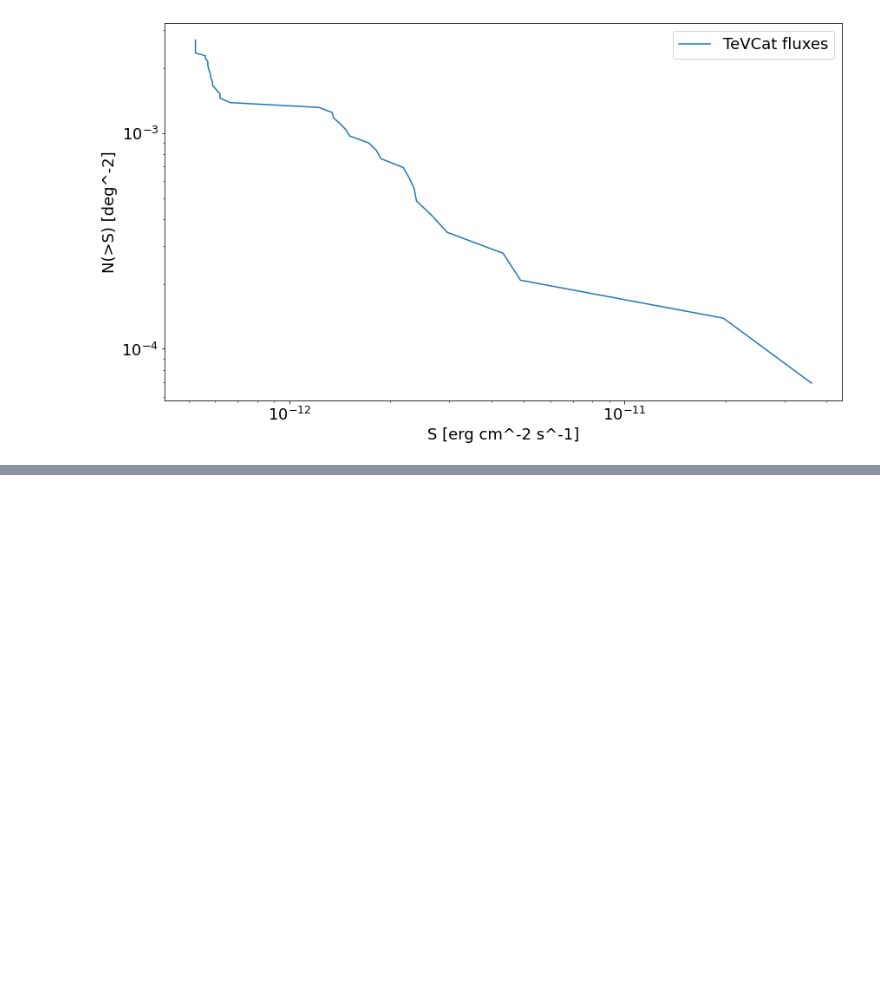
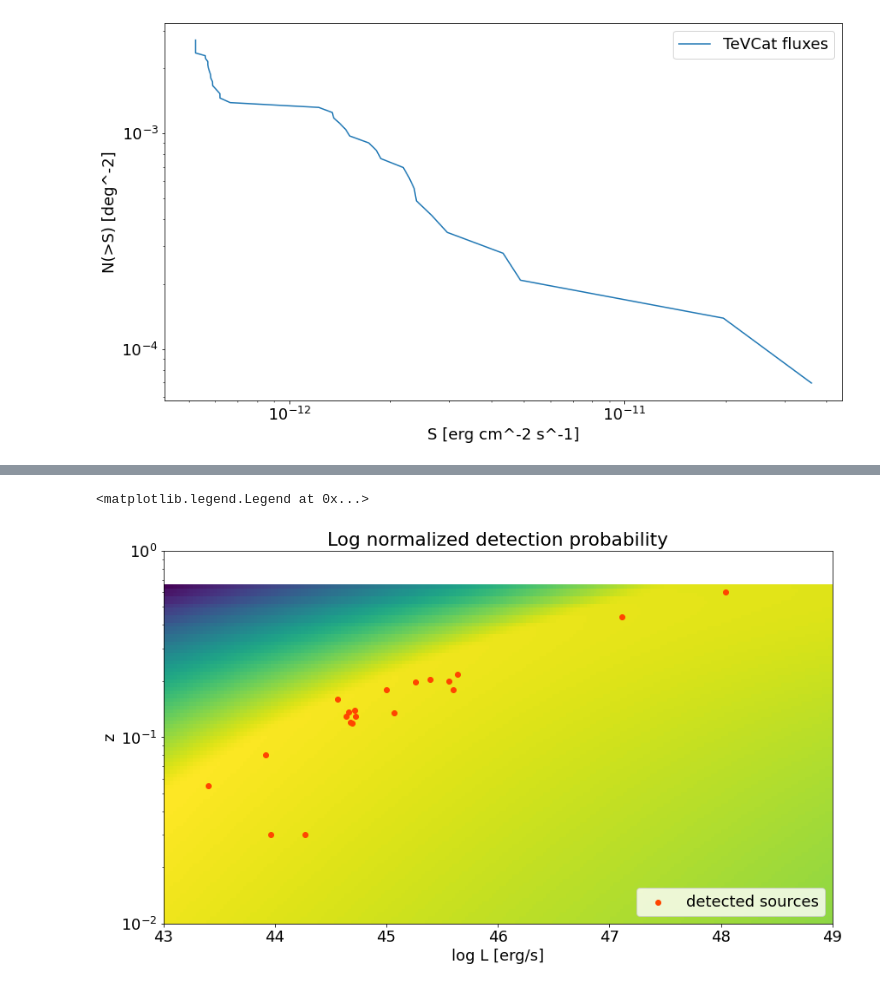
Before and after one commit to aribrill/lf-simulation, a Jupyter notebook: LF_calculation.ipynb, the cells around one changed output, grey strips where cells are left out. Saved outputs shown, nothing was run; the diff lists cells and outputs as text; code cells hidden in the pictures; blank space fills up the shorter version.

```diff
--- a/LF_calculation.ipynb
+++ b/LF_calculation.ipynb
@@ -464,0 +616,26 @@ TeV Limiting Redshift: [0.08064516 0.46370968 0.23185484 0.4233871  0.18145161 0
+# %%
+# Specify the model and fit it using maximum likelihood optimization
+
+base = "power_law"
+evolution = "ple"
+use_tau = True
+
+params = define_params(base, use_tau)
+initial_params = tuple(param.forward_transform(param.initial_value) for param in params)
+param_limits = np.array([param.forward_transform(param.limits) for param in params])
+model = model_factory(base, evolution, use_tau)
+
+neg_log_likelihood = neg_log_likelihood_factory(model, mean_exposure, assumed_index, integration_ranges,
+                                                param_limits)
+res = optimize.minimize(neg_log_likelihood, initial_params, args=args, method='Powell')
+best_fit_params = {param.name: param.reverse_transform(final_val) for param, final_val in zip(params, res.x)}
+
+print("Base model: {}".format(base))
+print("Evolution model: {}".format(evolution))
+print("Tau parameter: {}".format(use_tau))
+
+print(res)
+print("\nLog likelihood: {:.05}".format(res.fun))
+for name, best_fit_val in best_fit_params.items():
+    print("{}: {:.05}".format(name, best_fit_val))
+print("")
@@ -464,0 +660,20 @@ TeV Limiting Redshift: [0.08064516 0.46370968 0.23185484 0.4233871  0.18145161 0
+# %%
+log10_Ls = np.linspace(43, 49, 200)
+zs = np.logspace(-2, 0, 100)
+ll, zz = np.meshgrid(log10_Ls, zs)
+
+limiting_zs = np.logspace(-2, 0, 200)
+detectable_volume = detectable_volume_factory(limiting_zs, mean_exposure, assumed_index)
+poisson_lambdas = poisson_lambda(ll.flatten(), zz.flatten(), model, detectable_volume, *res.x)
+poisson_lambdas = poisson_lambdas.reshape(ll.shape)
+
+plt.pcolormesh(log10_Ls, zs, poisson_lambdas, norm=mpl.colors.LogNorm())
+plt.title("Log normalized detection probability")
+plt.xlabel("log L [erg/s]")
+plt.yscale('log')
+plt.ylabel("z")
+plt.scatter(*args, color='orangered', label="detected sources")
+plt.legend(loc="lower right")
+# %% [output]
+<matplotlib.legend.Legend at 0x...>
+[figure, added]
```
Also changed, not shown: parts of 23 cells of this notebook, 2 other files.
